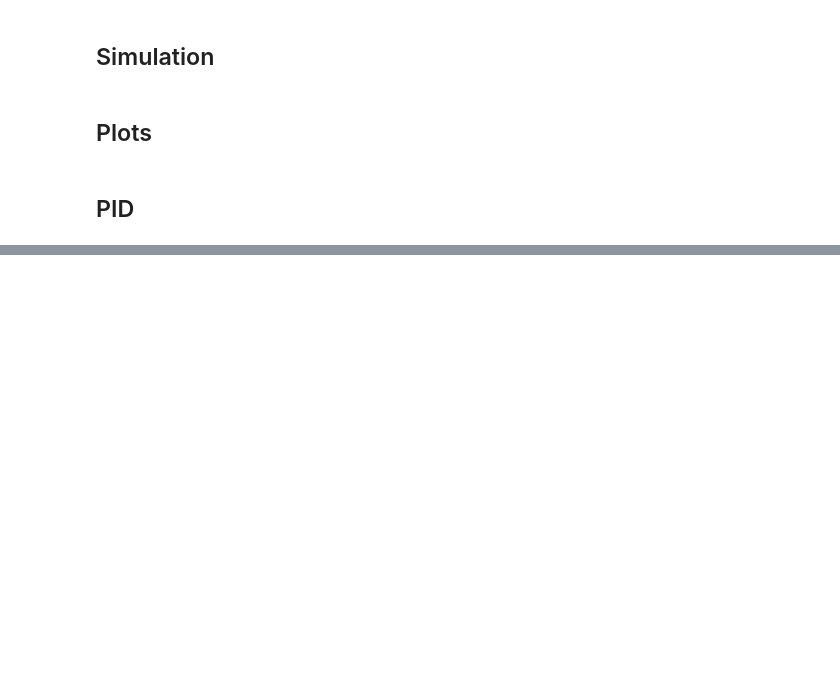
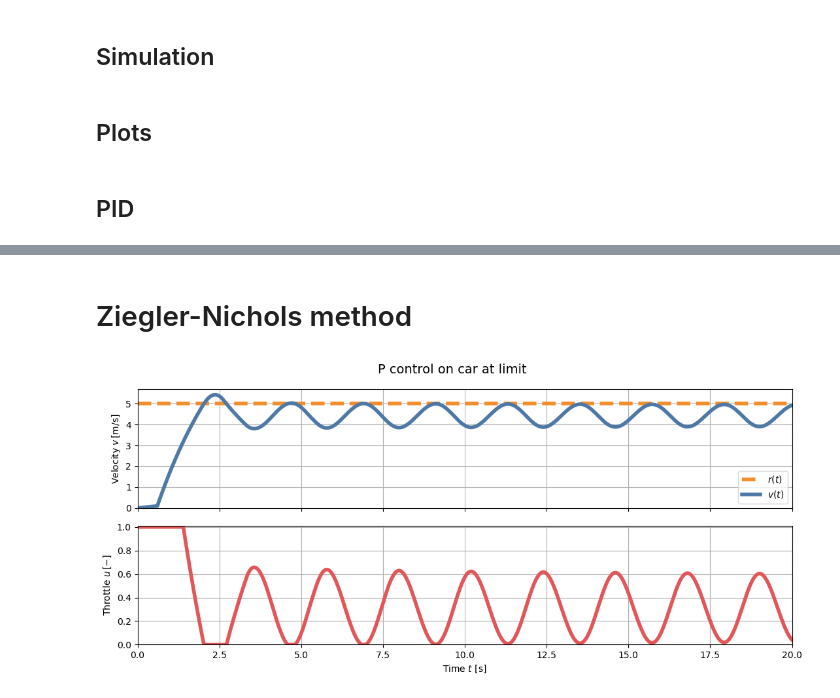
Before and after one commit to alboeh/iCSC-2026-exercise, a Jupyter notebook: examples/cruise_control/cruise_control.ipynb, the cells around one changed output, grey strips where cells are left out. Cells and saved outputs as stored; diff of their text form; code cells hidden in the pictures; blank space fills up the shorter version.

```diff
--- a/examples/cruise_control/cruise_control.ipynb
+++ b/examples/cruise_control/cruise_control.ipynb
@@ -241,0 +186,9 @@ show_plots(x_dot_4, u_4, x_dot_set=x_dot_set, title="P control on cruise control
+# %% [markdown]
+# Ziegler-Nichols method
+# %%
+# Simple P tuner
+Ku = 0.55   # Change till steady oscillations
+v_ZN, u_ZN = simulation(init_state, actor_function=make_af_pid(x_dot_set=x_dot_set, Kp=Ku, Ki=0, Kd=0))
+show_plots(v_ZN, u_ZN, x_dot_set=x_dot_set, title="P control on car at limit")
+# %% [output]
+[figure, added]
```
Also changed, not shown: parts of 33 cells of this notebook, 15 other files.
